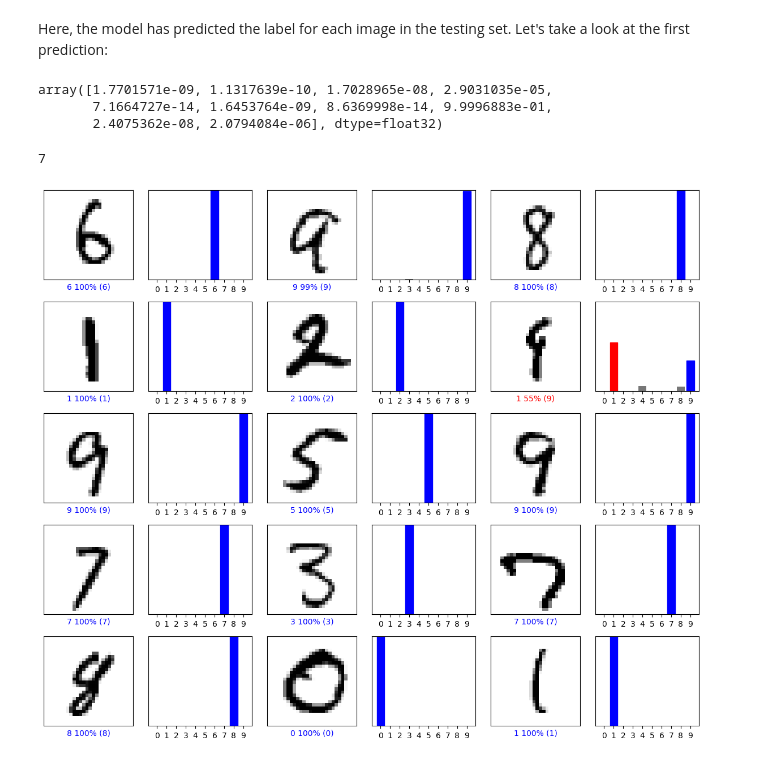
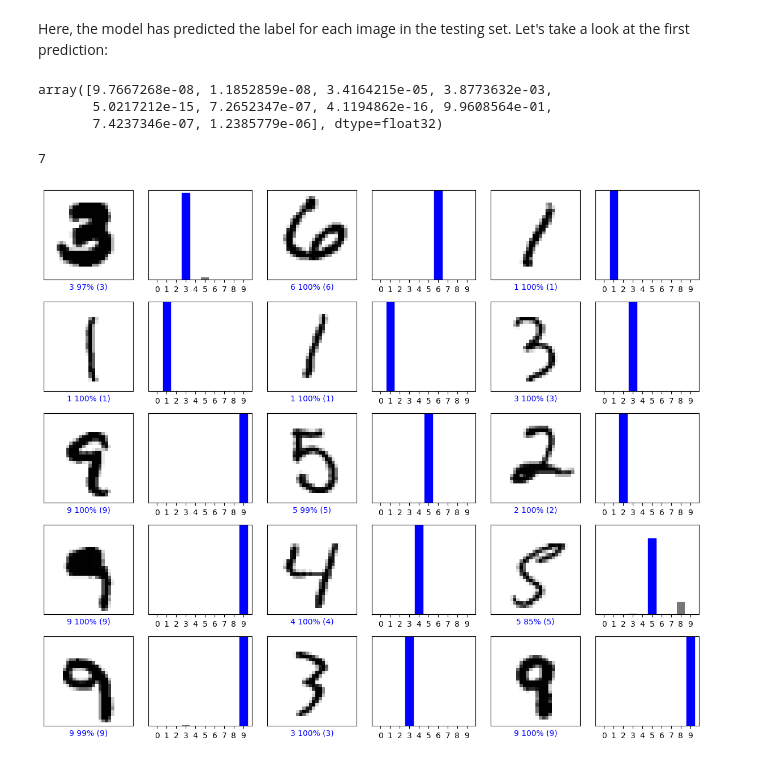
Before and after one commit to LAB271/neural-bench, a Jupyter notebook: notebooks/mnist.ipynb, the cells around one changed output. Drawn from its saved outputs; the diff is of its cells as text; code cells hidden in the pictures.

```diff
--- a/notebooks/mnist.ipynb
+++ b/notebooks/mnist.ipynb
@@ -82,9 +82,22 @@ plt.show()
 # %%
 model = tf.keras.Sequential([
     tf.keras.layers.Flatten(input_shape=(28, 28)),
-    tf.keras.layers.Dense(64, activation='gelu'),
+    tf.keras.layers.Dense(68, activation='relu'),
     tf.keras.layers.Dense(10)
 ])
+
+# model = tf.keras.Sequential([
+#     tf.keras.layers.Flatten(input_shape=(28, 28)),
+#     tf.keras.layers.Dense(68, activation='gelu'),
+#     tf.keras.layers.Dense(10)
+# ])
+
+# model = tf.keras.Sequential([
+#     tf.keras.layers.Flatten(input_shape=(28, 28)),
+#     tf.keras.layers.Dense(100, activation='tanh'),
+#     tf.keras.layers.Dense(50, activation='tanh'),
+#     tf.keras.layers.Dense(10)
+# ])
 
 model.compile(optimizer='adam',
               loss=tf.keras.losses.SparseCategoricalCrossentropy(from_logits=True),
@@ -148,9 +168,9 @@ Here, the model has predicted the label for each image in the testing set. Let's
 # %%
 predictions[0]
 # %% [output]
-array([1.7701571e-09, 1.1317639e-10, 1.7028965e-08, 2.9031035e-05,
-       7.1664727e-14, 1.6453764e-09, 8.6369998e-14, 9.9996883e-01,
-       2.4075362e-08, 2.0794084e-06], dtype=float32)
+array([9.7667268e-08, 1.1852859e-08, 3.4164215e-05, 3.8773632e-03,
+       5.0217212e-15, 7.2652347e-07, 4.1194862e-16, 9.9608564e-01,
+       7.4237346e-07, 1.2385779e-06], dtype=float32)
 # %%
 np.argmax(predictions[0])
 # %% [output]
@@ -189,17 +209,17 @@ def plot_value_array(i, predictions_array, true_label):
 # %%
 # Plot the first X test images, their predicted labels, and the true labels.
 # Color correct predictions in blue and incorrect predictions in red.
 num_rows = 5
 num_cols = 3
 num_images = num_rows*num_cols
-offset = 3000
+offset = 200
 plt.figure(figsize=(2*2*num_cols, 2*num_rows))
 for i in range(num_images):
   plt.subplot(num_rows, 2*num_cols, 2*i+1)
   plot_image(i+offset, predictions[i+offset], test_labels, test_images)
   plt.subplot(num_rows, 2*num_cols, 2*i+2)
   plot_value_array(i+offset, predictions[i+offset], test_labels)
 plt.tight_layout()
 plt.show()
 # %% [output]
-[figure, old version]
+[figure, new version]
```
Also changed, not shown: parts of 4 cells of this notebook, 5 other files.
